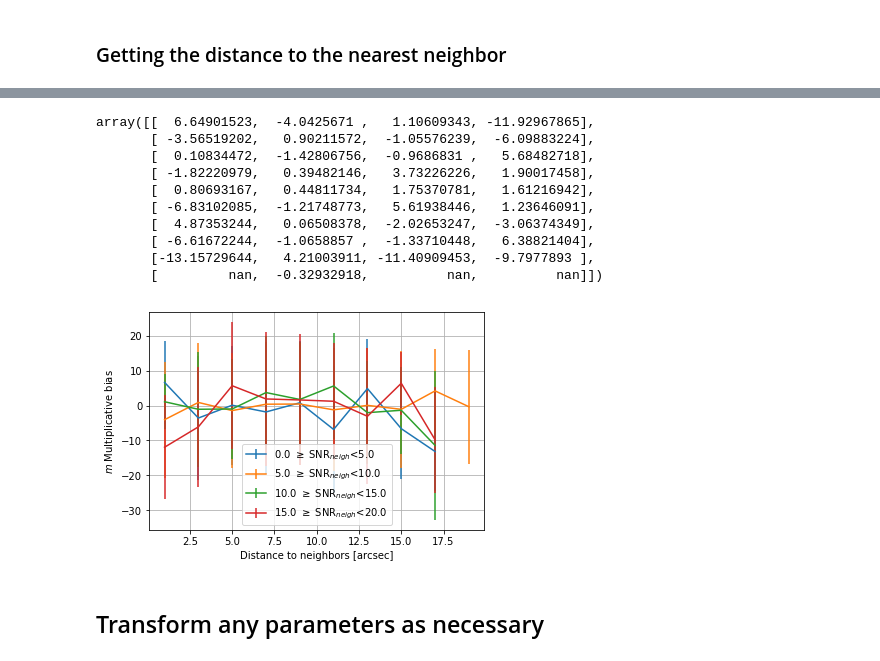
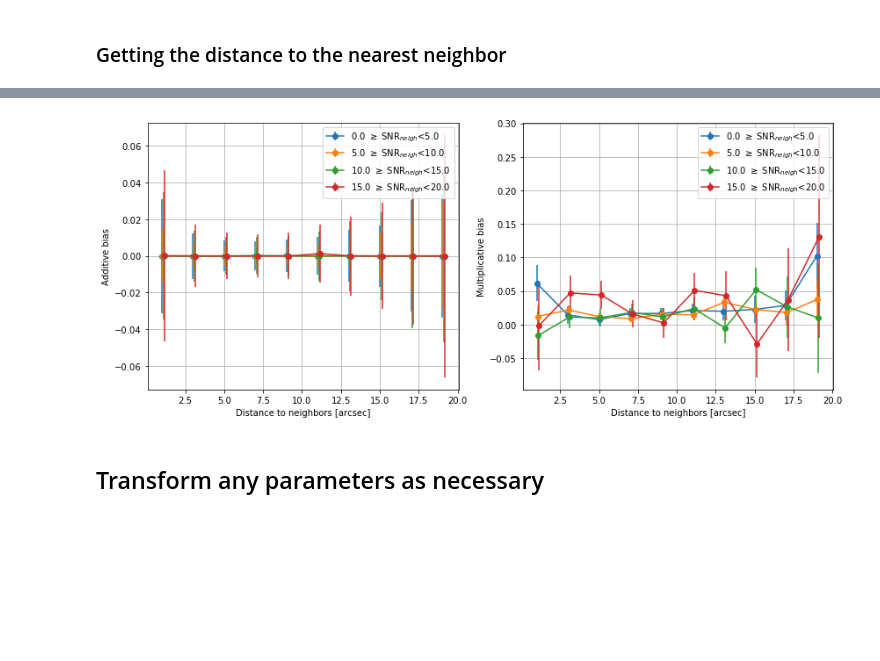
Before and after one commit to LSSTDESC/hackdeblend, a Jupyter notebook: skeleton.ipynb, the cells around one changed output, grey strips where cells are left out. Cells and saved outputs as stored; diff of their text form; code cells hidden in the pictures; blank space fills up the shorter version.

Commit message:
Accumulated statistics for more galaxies, bug fixes

```diff
--- a/skeleton.ipynb
+++ b/skeleton.ipynb
@@ -429,2 +398,0 @@ from scipy.stats import binned_statistic_2d
-# %%
-cut = np.logical_and(np.fabs(shear_bias[:,0])<1000,np.fabs(shear_bias[:,1])<1000)
@@ -466,0 +399,8 @@ print(np.min(data['mcal_s2n_r'][indices]),np.max(data['mcal_s2n_r'][indices]))
+# %%
+def compute_stats(x,y,z,bins,cut=[]):
+    b1, binx, biny, _ = binned_statistic_2d(x[cut],y[cut],z[cut],statistic='sum',bins=bins)
+    c1, binx, biny, _ = binned_statistic_2d(x[cut],y[cut],z[cut],statistic='count',bins=bins)
+    b2, binx, biny, _ = binned_statistic_2d(x[cut],y[cut],z[cut]**2,statistic='sum',bins=bins)
+    bin_cx = 0.5*(binx[1:]+binx[:-1])
+    bin_cy = 0.5*(biny[1:]+biny[:-1])
+    return b1, c1, b2, bin_cx, bin_cy
@@ -490,41 +460,17 @@ plt.ylabel('Mean bias')
-# %%
-#3 bins in shear, after selecting in snr and distance
-bin_over = [distance[cut] , data['mcal_s2n_r'][cut]]
-distance_bins = np.arange(0,22,2)
-snr_bins = np.arange(0,25,5)
-unique_g = np.unique(data['shear_true'][:,1])
-dg = unique_g[2]-unique_g[1]
-mean_bias = np.zeros((len(np.unique(data['shear_true'][:,1])),len(distance_bins)-1,len(snr_bins)-1))
-std_bias = np.zeros_like(mean_bias)
-bins = [distance_bins,snr_bins]
-for i,ishear in enumerate(np.unique(data['shear_true'][:,1])):
-    new_cut = np.logical_and(cut,np.fabs(data['shear_true'][:,1]-ishear)<0.005)
-    mean_bias[i,:,:], binx,biny, _ = binned_statistic_2d(distance[new_cut] , data['mcal_s2n_r'][indices][new_cut], shear_bias[:,0][new_cut], bins=bins)
-    std_bias[i,:,:], binx,biny, _ = binned_statistic_2d(distance[new_cut] , data['mcal_s2n_r'][indices][new_cut], shear_bias[:,0][new_cut], statistic='std', bins=bins)
-    mult_bias = (mean_bias[2,:,:]-mean_bias[1,:,:])/dg
-    dmult_bias = 1./dg*np.sqrt(std_bias[2,:,:]**2+std_bias[1,:,:]**2)
-# %%
-mult_bias
-# %% [output]
-array([[  6.64901523,  -4.0425671 ,   1.10609343, -11.92967865],
-       [ -3.56519202,   0.90211572,  -1.05576239,  -6.09883224],
-       [  0.10834472,  -1.42806756,  -0.9686831 ,   5.68482718],
-       [ -1.82220979,   0.39482146,   3.73226226,   1.90017458],
-       [  0.80693167,   0.44811734,   1.75370781,   1.61216942],
-       [ -6.83102085,  -1.21748773,   5.61938446,   1.23646091],
-       [  4.87353244,   0.06508378,  -2.02653247,  -3.06374349],
-       [ -6.61672244,  -1.0658857 ,  -1.33710448,   6.38821404],
-       [-13.15729644,   4.21003911, -11.40909453,  -9.7977893 ],
-       [         nan,  -0.32932918,          nan,          nan]])
-# %%
-for i in range(len(snr_bins)-1):
-    plt.errorbar(0.5*distance_bins[1:]+0.5*distance_bins[:-1],mult_bias[:,i],dmult_bias[:,i],label=r'%.1f $\geq$ SNR$_{neigh}$<%.1f' %(snr_bins[i],snr_bins[i+1]))
-plt.xlabel('Distance to neighbors [arcsec]')
-plt.legend(loc='best')
-plt.ylabel('$m$ Multiplicative bias')
-plt.grid()
-# %% [output]
-[figure, removed]
+# %%
+f, ax = plt.subplots(1,2,figsize=(12,5))
+for i in range(len(snr_bins)-1):
+    ax[0].errorbar(xbin+0.05*i,b1_mean[:,i],b1_std[:,i],marker='o',linestyle='-',label=r'%.1f $\geq$ SNR$_{neigh}$<%.1f' %(snr_bins[i],snr_bins[i+1]))
+    ax[1].errorbar(xbin+0.05*i,b2_mean[:,i],b2_std[:,i],marker='o',linestyle='-',label=r'%.1f $\geq$ SNR$_{neigh}$<%.1f' %(snr_bins[i],snr_bins[i+1]))
+for i in range(0,2):
+    ax[i].set_xlabel('Distance to neighbors [arcsec]')
+    ax[i].legend(loc='best')
+    ax[i].grid()
+ax[0].set_ylabel('Additive bias')
+ax[1].set_ylabel('Multiplicative bias')
+plt.tight_layout()
+# %% [output]
+[figure, added]
 # %% [markdown]
 ## Transform any parameters as necessary
 # %% [markdown]
```
Also changed, not shown: parts of 29 cells of this notebook.
